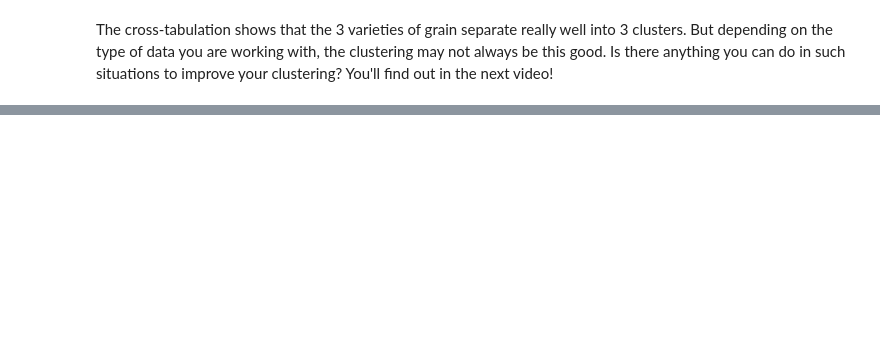
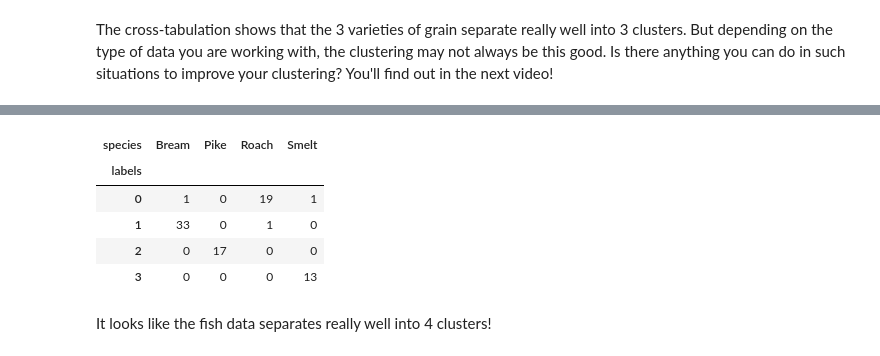
Before and after one commit to mitabunov/DataCamp_pony, a Jupyter notebook: 16_Unsupervised_Learning_in_Python/01_Clustering_for_dataset_exploration.ipynb, the cells around one changed output, grey strips where cells are left out. Saved outputs shown, nothing was run; the diff lists cells and outputs as text; code cells hidden in the pictures; blank space fills up the shorter version.

Commit message:
Updated Clustering for dataset exploration in Unsupervised Learning
Includes:
3. Transforming features for better clusterings

Added to datasets:
fish.csv
company-stock-movements-2010-2015-incl.csv

```diff
--- a/16_Unsupervised_Learning_in_Python/01_Clustering_for_dataset_exploration.ipynb
+++ b/16_Unsupervised_Learning_in_Python/01_Clustering_for_dataset_exploration.ipynb
@@ -201,0 +217,14 @@ The cross-tabulation shows that the 3 varieties of grain separate really well in
+# %%
+# Perform the necessary imports
+from sklearn.pipeline import make_pipeline
+from sklearn.preprocessing import StandardScaler
+from sklearn.cluster import KMeans
+
+# Create scaler: scaler
+scaler = StandardScaler()
+
+# Create KMeans instance: kmeans
+kmeans = KMeans(n_clusters=4)
+
+# Create pipeline: pipeline
+pipeline = make_pipeline(scaler, kmeans)
@@ -201,0 +245,31 @@ The cross-tabulation shows that the 3 varieties of grain separate really well in
+# %%
+# Import pandas
+import pandas as pd
+
+df = pd.read_csv('_datasets/fish.csv', header=None)
+species = list(df[0])
+samples = df[list(range(1, len(df.columns)))].values
+# %%
+# Fit the pipeline to samples
+pipeline.fit(samples)
+
+# Calculate the cluster labels: labels
+labels = pipeline.predict(samples)
+
+# Create a DataFrame with labels and species as columns: df
+df = pd.DataFrame({'labels':labels, 'species':species})
+
+# Create crosstab: ct
+ct = pd.crosstab(df['labels'], df['species'])
+
+# Display ct
+ct
+# %% [output]
+| species | Bream | Pike | Roach | Smelt |
+| labels |  |  |  |  |
+| 0 | 1 | 0 | 19 | 1 |
+| 1 | 33 | 0 | 1 | 0 |
+| 2 | 0 | 17 | 0 | 0 |
+| 3 | 0 | 0 | 0 | 13 |
+# %% [markdown]
+It looks like the fish data separates really well into 4 clusters!
```
Also changed, not shown: parts of 12 cells of this notebook, 2 other files.
